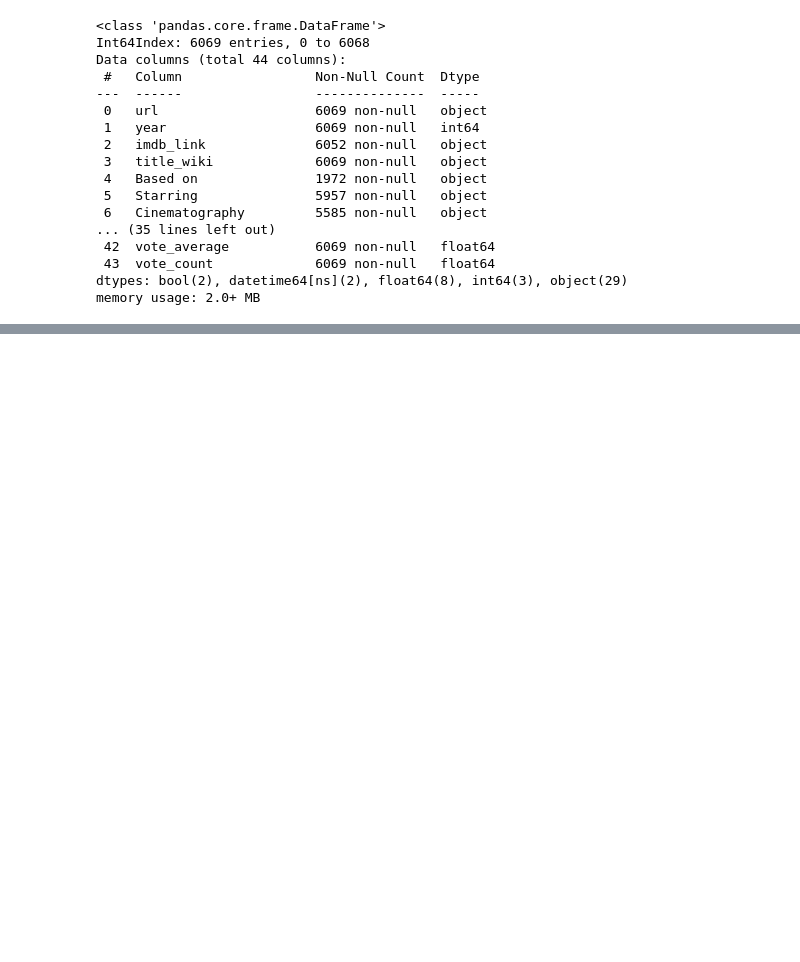
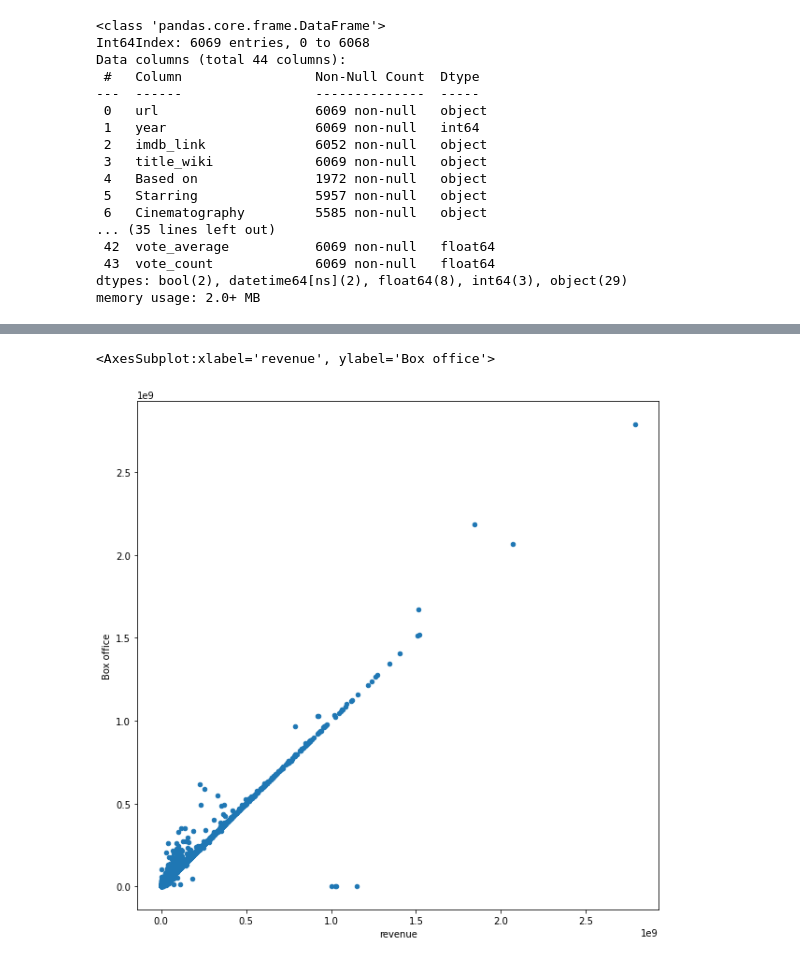
Before and after one commit to Bag0niku/Movies-ETL, a Jupyter notebook: Data_Cleaning.ipynb, the cells around one changed output, grey strips where cells are left out. Saved outputs shown, nothing was run; the diff lists cells and outputs as text; code cells hidden in the pictures; blank space fills up the shorter version.

Commit message:
Merged Kaggle's Metadata with the wiki table

```diff
--- a/Data_Cleaning.ipynb
+++ b/Data_Cleaning.ipynb
@@ -1677,12 +1677,14 @@ dtypes: datetime64[ns](1), float64(3), int64(1), object(16)
 memory usage: 1.4+ MB
 # %%
 # merge metadata with wiki on imdb id and look for redundent columns
-pd.merge(cleaning_wiki_df6, cleaning_meta_df, on='imdb_id', how='inner', suffixes=['_wiki', '_kaggle']).info()
+first_merge = pd.merge(cleaning_wiki_df6, cleaning_meta_df, on='imdb_id', how='inner', suffixes=['_wiki', '_kaggle'])
+first_merge.info()
 
 ## Duplicate columns:
+# budget : Budget
 # release_date : 'Release date'
-# title : 'original title', title_kaggle
-# Language : "original language"
+# title_wiki : 'original_title', title_kaggle
+# Language : "original_language"
 # revenue : 'Box office'
 # runtime : 'Running time'
 # production_companies : 'Production Company'
@@ -1707,0 +1754,8 @@ memory usage: 2.0+ MB
+# %%
+# merging rows that one side has no data
+revenue = first_merge[first_merge['revenue'] != first_merge['Box office']][['revenue', 'Box office']].dropna()
+r = revenue[(revenue['revenue']<1) ]
+for i in r.index:
+    first_merge['revenue'][i] = r['Box office'][i]
+
+first_merge[first_merge['revenue'] != first_merge['Box office']][['revenue', 'Box office']]
@@ -1707,0 +1780,11 @@ memory usage: 2.0+ MB
+# %%
+revenue = first_merge[first_merge['revenue'] != first_merge['Box office']][['revenue', 'Box office']]
+r = revenue[revenue['Box office'].isna()]
+r[r['revenue']>0]
+
+for i in r[r['revenue']>0].index:
+    first_merge['Box office'][i] = r['revenue'][i]
+
+first_merge[first_merge['revenue'] != first_merge['Box office']][['revenue', 'Box office']]
+
+# after mergeing where ther was no data, there are still 4116 discrepencies
@@ -1707,0 +1809,5 @@ memory usage: 2.0+ MB
+# %%
+first_merge.fillna(0).plot(x='revenue', y='Box office', figsize=(10,10), kind='scatter')
+# %% [output]
+<AxesSubplot:xlabel='revenue', ylabel='Box office'>
+[figure, added]
```
Also changed, not shown: parts of 27 cells of this notebook.
